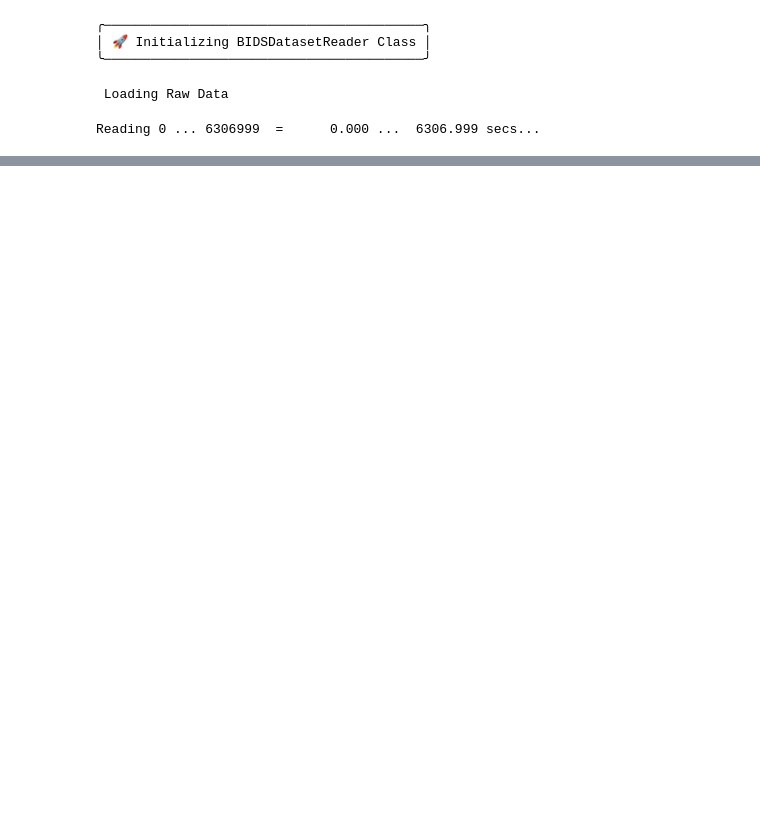
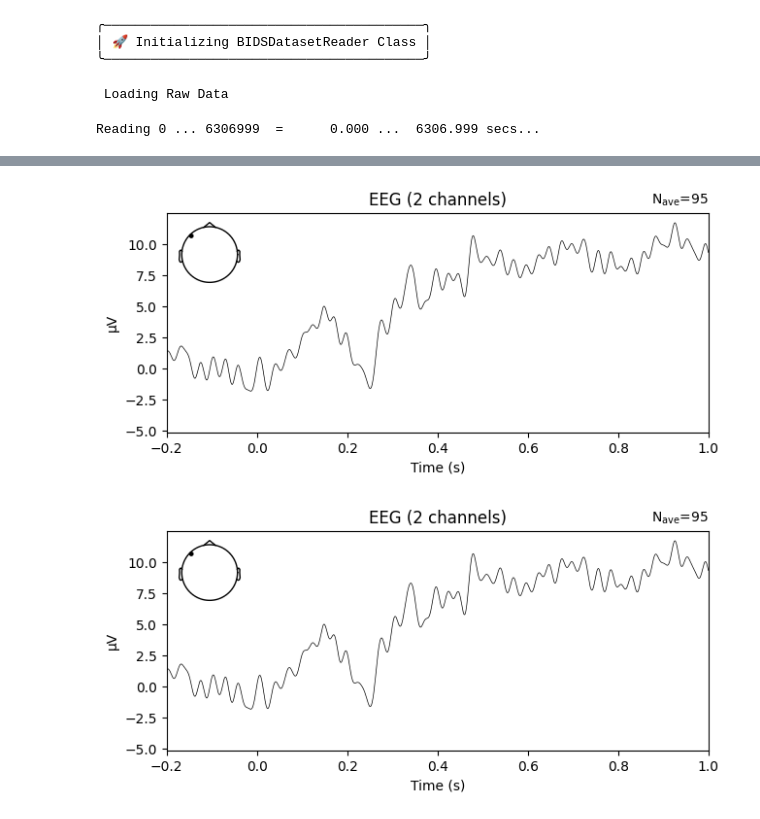
Before and after one commit to owaismujtaba/elsavier, a Jupyter notebook: erp.ipynb, the cells around one changed output, grey strips where cells are left out. Drawn from its saved outputs; the diff is of its cells as text; code cells hidden in the pictures; blank space fills up the shorter version.

Commit message:
images

```diff
--- a/erp.ipynb
+++ b/erp.ipynb
@@ -17,4 +97,11 @@ trial_unit='Words'
 experiment_mode='Experiment'
 trial_boundary='Start'
 trial_type='Stimulus'
-modality='Pictures'
+modality='Audio'
+# %%
+data_loader =DataLoader(
+    eeg_data=sub1.raw, trial_mode=trial_mode, trial_unit=trial_unit,
+    experiment_mode=experiment_mode, trial_boundary=trial_boundary,
+    trial_type=trial_type, modality=modality
+)
+covert = data_loader.create_epochs(tmin=-0.2, tmax=1.0)
@@ -20,0 +132,7 @@ modality='Pictures'
+# %%
+covert_erp = covert.average()
+# %%
+covert_erp.pick(['F3', 'F7']).plot()
+# %% [output]
+[figure, added]
+[figure, added]
```
Also changed, not shown: parts of 6 cells of this notebook, 8 other files.
